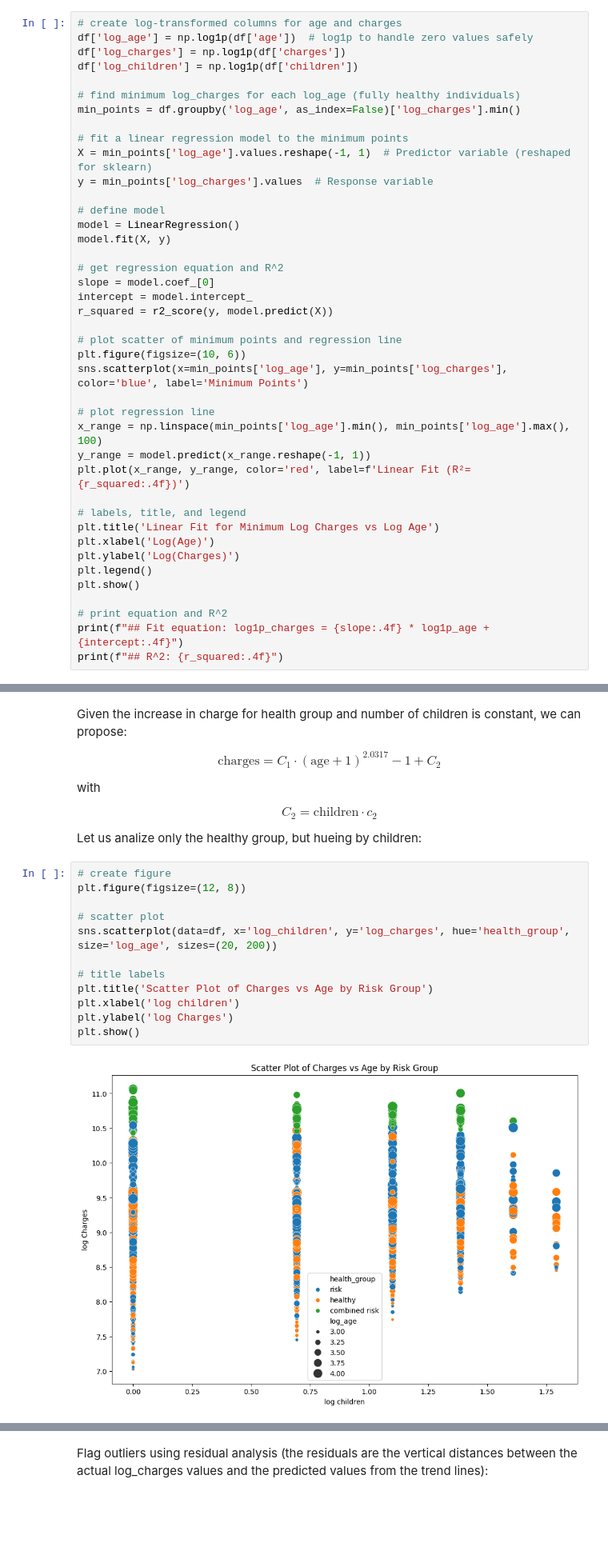
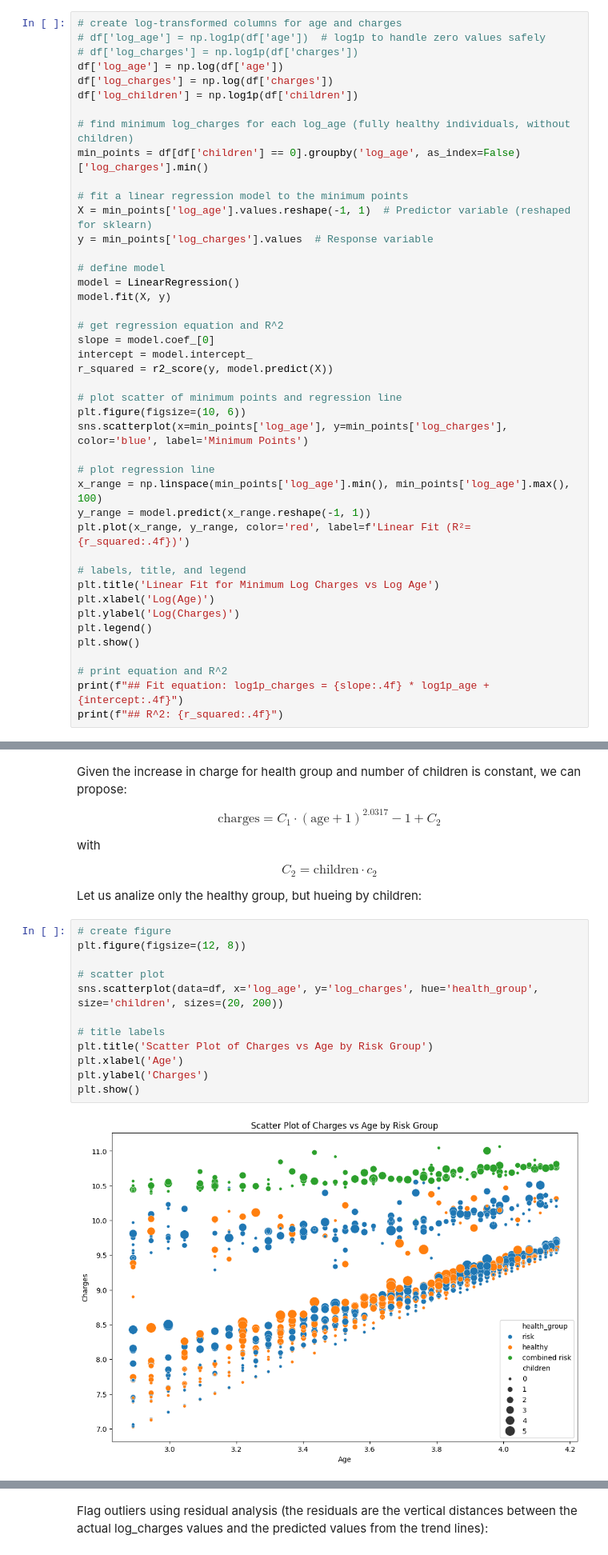
Before and after one commit to Somerillo/PORTFOLIO, a Jupyter notebook: Medical Costs Personal Datasets Analysis & Prediction/medical_costs.ipynb, the cells around one changed output, grey strips where cells are left out. Shown at 80% size. Cells and saved outputs as stored; diff of their text form; blank space fills up the shorter version.

```diff
--- a/Medical Costs Personal Datasets Analysis & Prediction/medical_costs.ipynb
+++ b/Medical Costs Personal Datasets Analysis & Prediction/medical_costs.ipynb
@@ -273,12 +259,14 @@ We can also see the more the children, the more the charge on the healthy band.
  The minimum values represent the base charges according to age for a completely healthy individual. Additional charges are then added to this base value. The base values exhibit exponential growth with age, suggesting that a logarithmic transformation could be beneficial.
 # %%
 # create log-transformed columns for age and charges
-df['log_age'] = np.log1p(df['age'])  # log1p to handle zero values safely
-df['log_charges'] = np.log1p(df['charges'])
+# df['log_age'] = np.log1p(df['age'])  # log1p to handle zero values safely
+# df['log_charges'] = np.log1p(df['charges'])
+df['log_age'] = np.log(df['age'])
+df['log_charges'] = np.log(df['charges'])
 df['log_children'] = np.log1p(df['children'])
 
-# find minimum log_charges for each log_age (fully healthy individuals)
-min_points = df.groupby('log_age', as_index=False)['log_charges'].min()
+# find minimum log_charges for each log_age (fully healthy individuals, without children)
+min_points = df[df['children'] == 0].groupby('log_age', as_index=False)['log_charges'].min()
 
 # fit a linear regression model to the minimum points
 X = min_points['log_age'].values.reshape(-1, 1)  # Predictor variable (reshaped for sklearn)
@@ -357,17 +345,17 @@ Let us analize only the healthy group, but hueing by children:
 # %%
 # create figure
 plt.figure(figsize=(12, 8))
 
 # scatter plot
-sns.scatterplot(data=df, x='log_children', y='log_charges', hue='health_group', size='log_age', sizes=(20, 200))
+sns.scatterplot(data=df, x='log_age', y='log_charges', hue='health_group', size='children', sizes=(20, 200))
 
 # title labels
 plt.title('Scatter Plot of Charges vs Age by Risk Group')
-plt.xlabel('log children')
-plt.ylabel('log Charges')
+plt.xlabel('Age')
+plt.ylabel('Charges')
 plt.show()
 # %% [output]
-[figure, old version]
+[figure, new version]
 # %%
 # Create figure with 3 subplots side by side
 fig, (ax1, ax2, ax3) = plt.subplots(1, 3, figsize=(18, 6))
```
Also changed, not shown: parts of 4 cells of this notebook.
